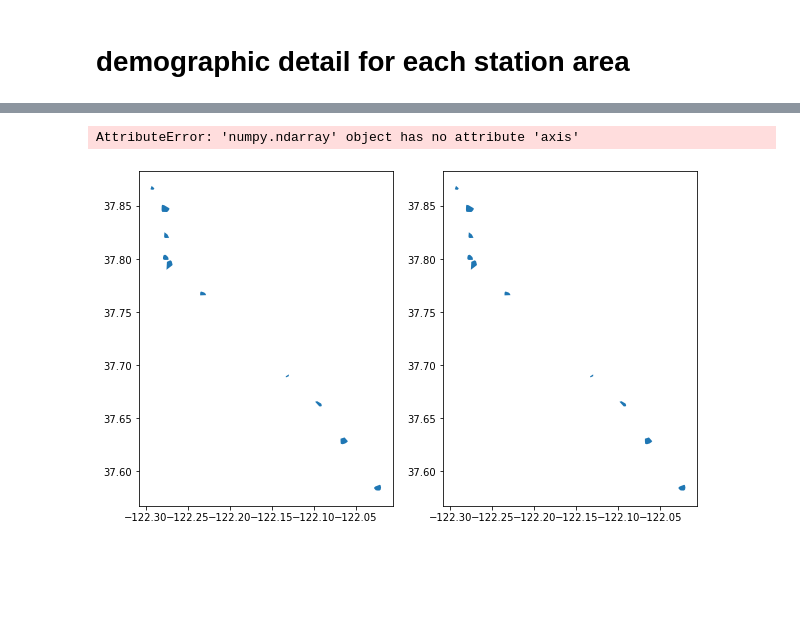
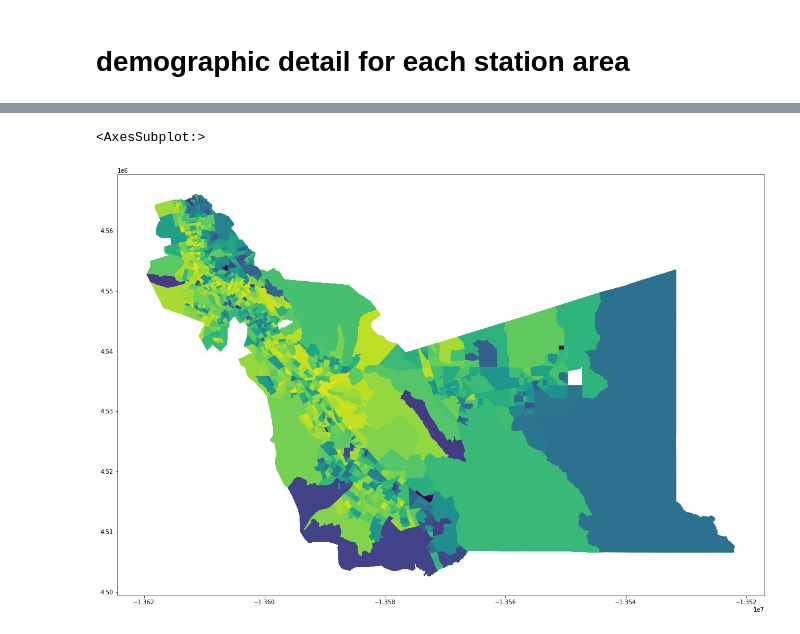
Before and after one commit to nlmatteson/UP206A--Final-Project, a Jupyter notebook: Group-Assignments/Untitled2.ipynb, the cells around one changed output, grey strips where cells are left out. Saved outputs shown, nothing was run; the diff lists cells and outputs as text; code cells hidden in the pictures; blank space fills up the shorter version.

```diff
--- a/Group-Assignments/Untitled2.ipynb
+++ b/Group-Assignments/Untitled2.ipynb
@@ -25,3 +25,6 @@ stationarea['lon']=station.geometry.x
 stationarea['lat']=station.geometry.y
 tod=stationarea[stationarea['TOD']=='Yes']
 ntod=stationarea[stationarea['TOD']=='No']
+station=gpd.read_file('stations.geojson')
+tod2=station[stationarea['TOD']=='Yes']
+ntod2=station[stationarea['TOD']=='No']
@@ -68,8 +53,9 @@ memory usage: 158.1+ KB
-# %%
-fig, (ax1, ax2)=plt.subplots(1,2,figsize=(10,10))
-stationarea.plot(ax=ax1)
-df2.plot(ax=ax2)
-ax.axis('off')
-# %% [output]
-AttributeError: 'numpy.ndarray' object has no attribute 'axis'
-[figure, removed]
+# %%
+df_wb = ethdf.to_crs(epsg=3857)
+st_wb = station.to_crs(epsg=3857)
+fig, ax=plt.subplots(figsize=(20,20))
+df_wb.plot(ax=ax,
+           column='iqv_2019_sq')
+# %% [output]
+<AxesSubplot:>
+[figure, added]
```
Also changed, not shown: parts of 7 cells of this notebook, 3 other files.
